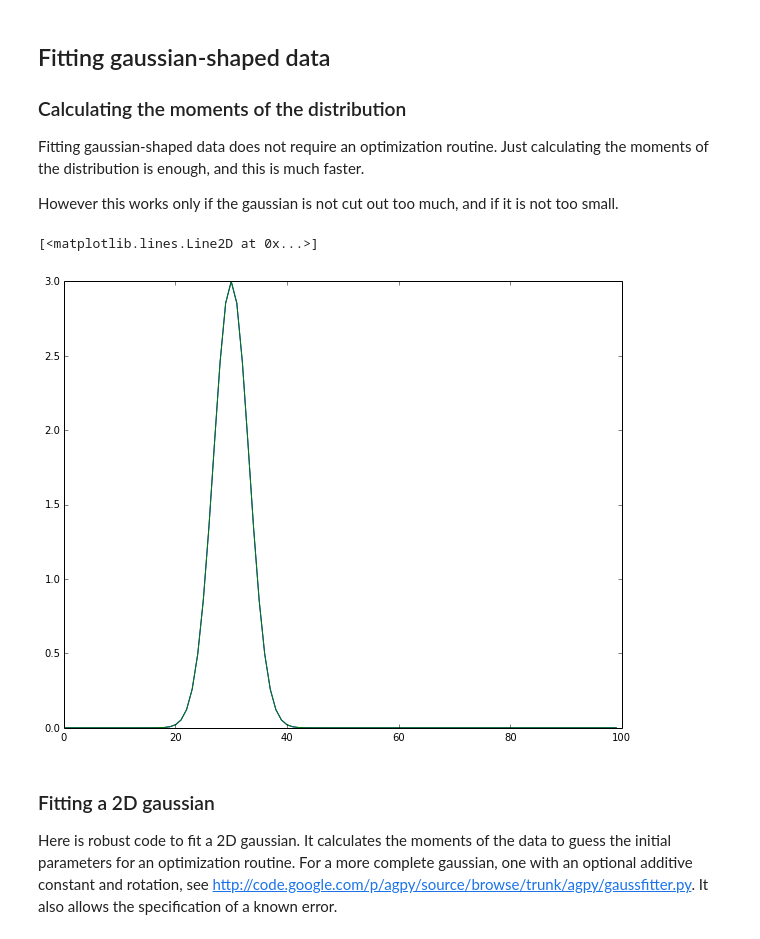
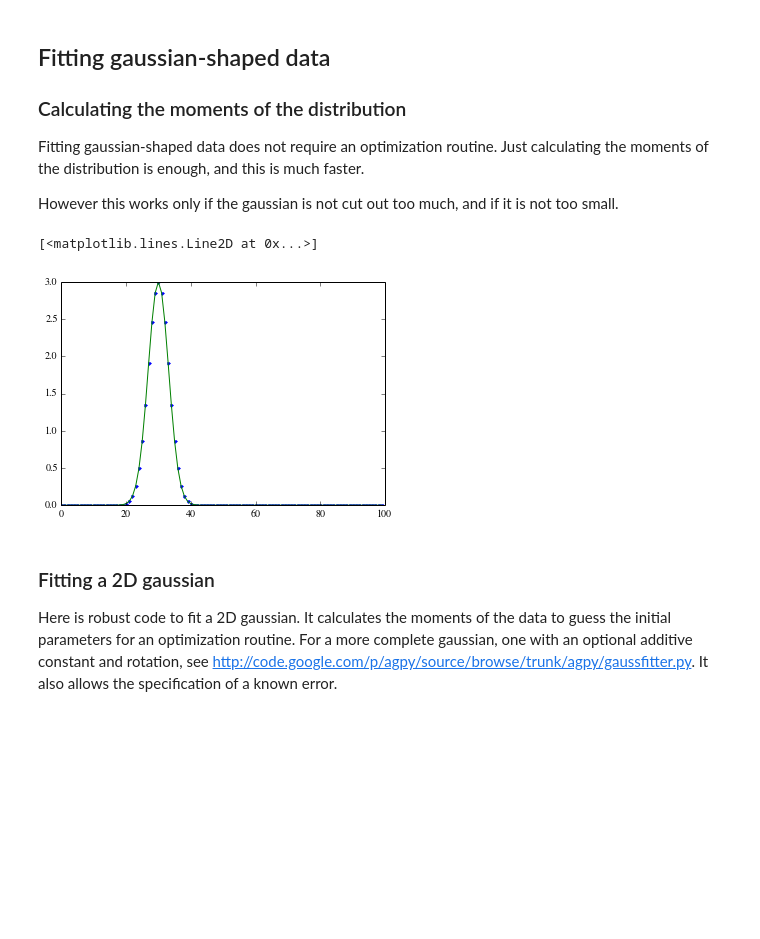
Before and after one commit to scipy/scipy-cookbook, a Jupyter notebook: ipython/FittingData.ipynb, the cells around one changed output. Drawn from its saved outputs; the diff is of its cells as text; code cells hidden in the pictures; blank space fills up the shorter version.

```diff
--- a/ipython/FittingData.ipynb
+++ b/ipython/FittingData.ipynb
@@ -16,10 +16,9 @@ Using real data is much more fun, but, just so that you can reproduce
 this example I will generate data to fit
 # %%
 import numpy as np
+from numpy import pi, r_
 import matplotlib.pyplot as plt
 from scipy import optimize
-
-plt.rcParams['figure.figsize'] = (10, 8)
 
 # Generate data points with noise
 num_points = 150
@@ -183,24 +181,24 @@ much faster.
 However this works only if the gaussian is not cut out too much, and if
 it is not too small.
 # %%
-gaussian = lambda x: 3*exp(-(30-x)**2/20.)
+gaussian = lambda x: 3*np.exp(-(30-x)**2/20.)
 
 data = gaussian(np.arange(100))
 
-plt.plot(data)
+plt.plot(data, '.')
 
 X = np.arange(data.size)
 x = np.sum(X*data)/np.sum(data)
 width = np.sqrt(np.abs(np.sum((X-x)**2*data)/np.sum(data)))
 
 max = data.max()
 
 fit = lambda t : max*np.exp(-(t-x)**2/(2*width**2))
 
-plt.plot(fit(X))
+plt.plot(fit(X), '-')
 # %% [output]
 [<matplotlib.lines.Line2D at 0x...>]
-[figure, old version]
+[figure, new version]
 # %% [markdown]
 ### Fitting a 2D gaussian
 
```
Also changed, not shown: parts of 10 cells of this notebook, 3 other files.
